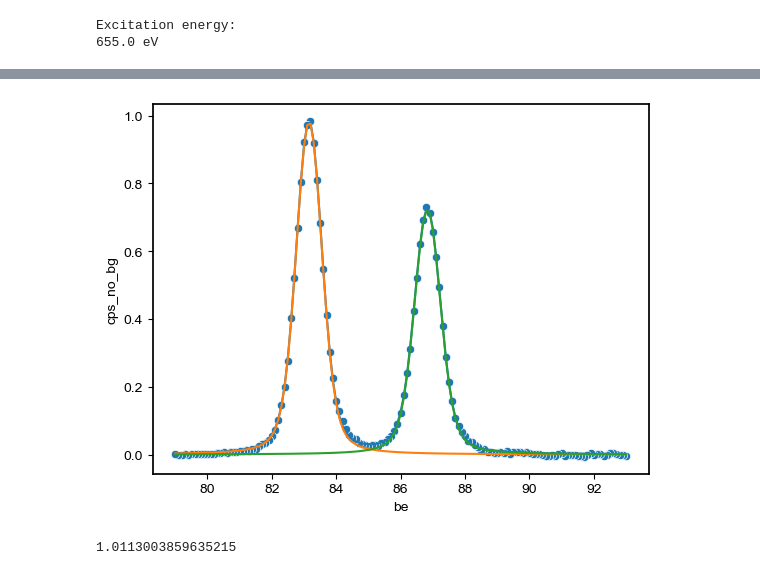
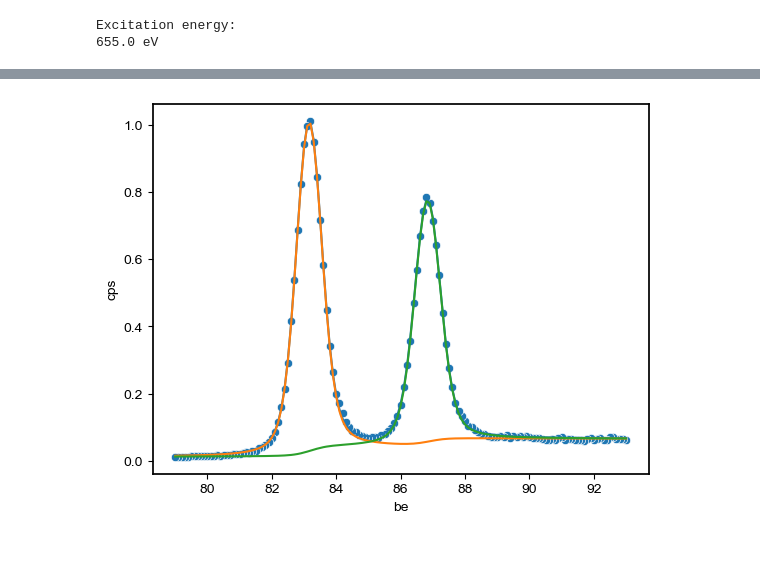
Before and after one commit to picklerixs/meitner, a Jupyter notebook: test.ipynb, the cells around one changed output, grey strips where cells are left out. Cells and saved outputs as stored; diff of their text form; code cells hidden in the pictures.

Commit message:
Finished preliminary implementation of plot_result()

```diff
--- a/test.ipynb
+++ b/test.ipynb
@@ -33,13 +33,9 @@ x.fit_data()
 # %%
 df = x.df_dict['Au']
 fig, ax = plt.subplots()
-sns.scatterplot(data=df, x='be', y='cps_no_bg', ax=ax)
+sns.scatterplot(data=df, x='be', y='cps', ax=ax)
 sns.lineplot(data=df, x='be', y='fit', ax=ax)
 for p in ['p0', 'p1']:
     sns.lineplot(data=df, x='be', y=p, ax=ax)
 # %% [output]
-[figure, old version]
+[figure, new version]
-# %%
-max(df['cps'])
-# %% [output]
-1.0113003859635215
```
Also changed, not shown: parts of 3 cells of this notebook, 1 other file.
